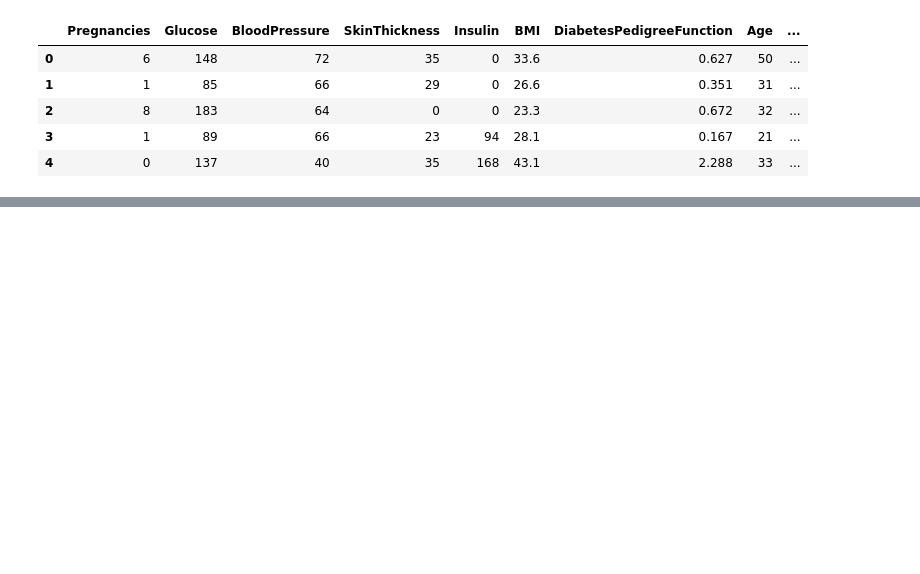
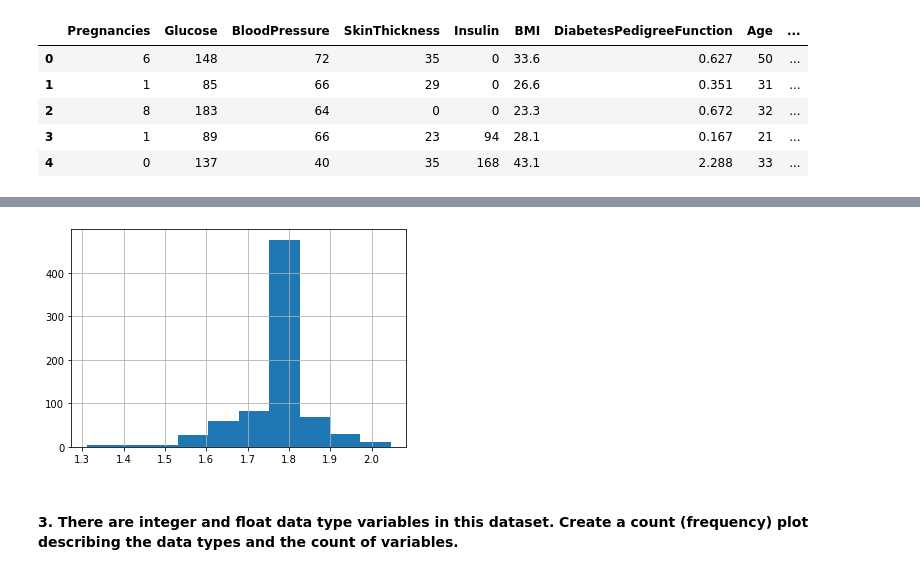
Before and after one commit to SaiVarad1/Healthcare_Capstone, a Jupyter notebook: Diabetes_Analysis.ipynb, the cells around one changed output, grey strips where cells are left out. Cells and saved outputs as stored; diff of their text form; code cells hidden in the pictures; blank space fills up the shorter version.

```diff
--- a/Diabetes_Analysis.ipynb
+++ b/Diabetes_Analysis.ipynb
@@ -15,0 +157,9 @@ diabetes.head()
+# %%
+df_diabetes["Insulin"].apply(np.log1p)
+df_diabetes["Insulin"]=df_diabetes["Insulin"].apply(np.log1p)
+df_diabetes["Insulin"].hist()
+plt.show()# normal distribution
+# %% [output]
+[figure, added]
+# %% [markdown]
+#### 3. There are integer and float data type variables in this dataset. Create a count (frequency) plot describing the data types and the count of variables.
```
Also changed, not shown: parts of 18 cells of this notebook.
